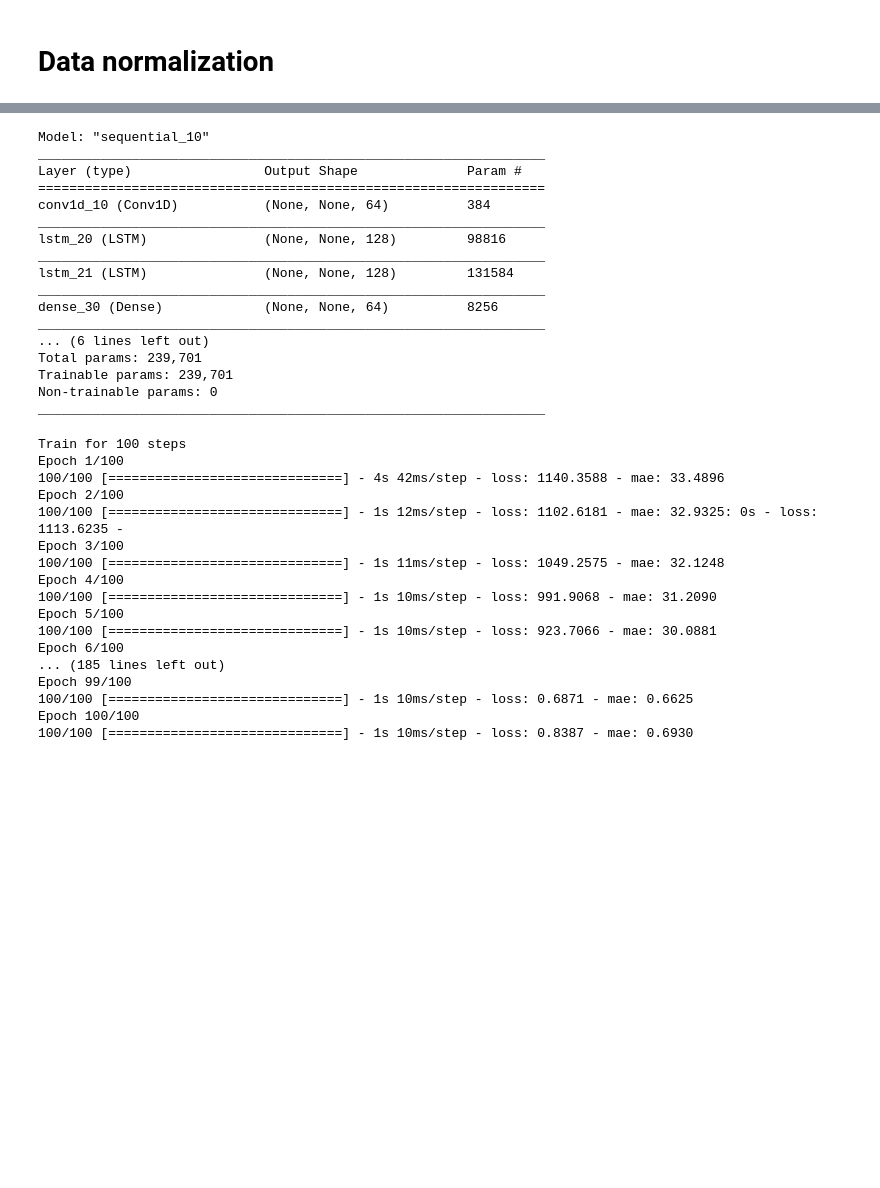
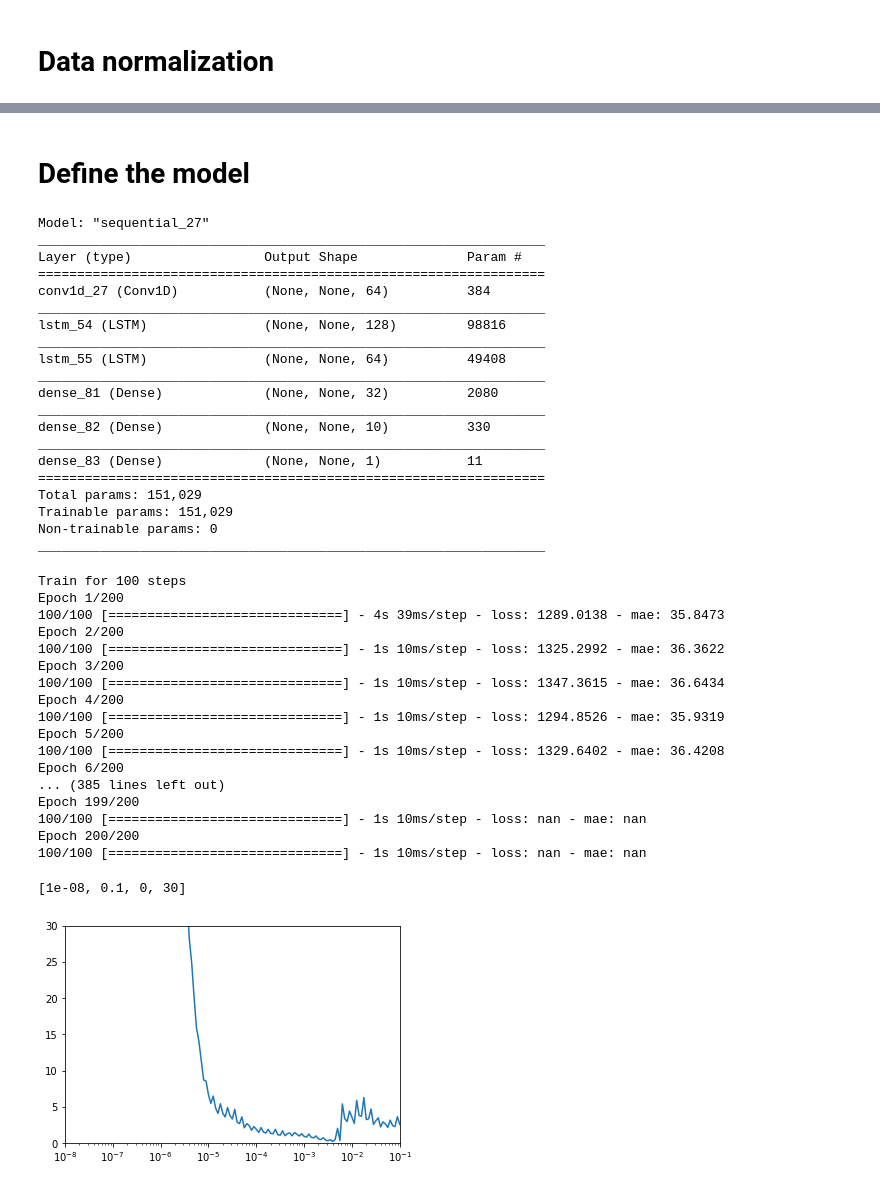
Before and after one commit to matheusbfernandes/stock-market-prediction, a Jupyter notebook: model/cnn_lstm_model.ipynb, the cells around one changed output, grey strips where cells are left out. Saved outputs shown, nothing was run; the diff lists cells and outputs as text; code cells hidden in the pictures; blank space fills up the shorter version.

Commit message:
model created.

```diff
--- a/model/cnn_lstm_model.ipynb
+++ b/model/cnn_lstm_model.ipynb
@@ -91,55 +96,68 @@ dev_dataset_normalized = scaler.transform(dev_dataset[:, 0:-1])
 train_set = windowed_dataset(train_dataset_normalized[:, :, np.newaxis], train_dataset[:, -1], 128, 1000)
 cross_validation_set = windowed_dataset(cross_validation_dataset_normalized[:, :, np.newaxis], cross_validation_dataset[:, -1], 128, 1000)
 dev_set = windowed_dataset(dev_dataset_normalized[:, :, np.newaxis], dev_dataset[:, -1], 128, 1000)
+# %% [markdown]
+# Define the model
 # %%
+tf.keras.backend.clear_session()
 model = tf.keras.models.Sequential([
     tf.keras.layers.Conv1D(filters=64, kernel_size=5, strides=1, padding="causal", activation="relu", input_shape=[None, 1]),
+#     tf.keras.layers.MaxPooling1D(strides=1, padding="same"),
     tf.keras.layers.LSTM(128, return_sequences=True),
-    tf.keras.layers.LSTM(128, return_sequences=True),
-    tf.keras.layers.Dense(64, activation="relu"),
+    tf.keras.layers.LSTM(64, return_sequences=True),
+    tf.keras.layers.Dense(32, activation="relu"),
     tf.keras.layers.Dense(10, activation="relu"),
     tf.keras.layers.Dense(1),
-    tf.keras.layers.Lambda(lambda x: x * 100)
+#     tf.keras.layers.Lambda(lambda x: x * 100)
 ])
 
-model.compile(loss='mean_squared_error', optimizer=tf.keras.optimizers.RMSprop(lr=1e-8, momentum=0.9), metrics=['mae'])
+model.compile(loss='mean_squared_error', optimizer=tf.keras.optimizers.SGD(lr=1e-8, momentum=0.9), metrics=['mae'])
 model.summary()
 # %% [output]
-Model: "sequential_10"
+Model: "sequential_27"
 _________________________________________________________________
 Layer (type)                 Output Shape              Param #
 =================================================================
-conv1d_10 (Conv1D)           (None, None, 64)          384
+conv1d_27 (Conv1D)           (None, None, 64)          384
 _________________________________________________________________
-lstm_20 (LSTM)               (None, None, 128)         98816
+lstm_54 (LSTM)               (None, None, 128)         98816
 _________________________________________________________________
-lstm_21 (LSTM)               (None, None, 128)         131584
+lstm_55 (LSTM)               (None, None, 64)          49408
 _________________________________________________________________
-dense_30 (Dense)             (None, None, 64)          8256
+dense_81 (Dense)             (None, None, 32)          2080
 _________________________________________________________________
-... (6 lines left out)
-Total params: 239,701
-Trainable params: 239,701
+dense_82 (Dense)             (None, None, 10)          330
+_________________________________________________________________
+dense_83 (Dense)             (None, None, 1)           11
+=================================================================
+Total params: 151,029
+Trainable params: 151,029
 Non-trainable params: 0
 _________________________________________________________________
 # %%
 lr_schedule = tf.keras.callbacks.LearningRateScheduler(lambda epoch: 1e-8 * 10**(epoch / 20))
-history = model.fit(train_set, epochs=100, steps_per_epoch=100, callbacks=[lr_schedule])
+history = model.fit(train_set, epochs=200, steps_per_epoch=100, callbacks=[lr_schedule])
 # %% [output]
 Train for 100 steps
-Epoch 1/100
-100/100 [==============================] - 4s 42ms/step - loss: 1140.3588 - mae: 33.4896
-Epoch 2/100
-100/100 [==============================] - 1s 12ms/step - loss: 1102.6181 - mae: 32.9325: 0s - loss: 1113.6235 -
-Epoch 3/100
-100/100 [==============================] - 1s 11ms/step - loss: 1049.2575 - mae: 32.1248
-Epoch 4/100
-100/100 [==============================] - 1s 10ms/step - loss: 991.9068 - mae: 31.2090
-Epoch 5/100
-100/100 [==============================] - 1s 10ms/step - loss: 923.7066 - mae: 30.0881
-Epoch 6/100
-... (185 lines left out)
-Epoch 99/100
-100/100 [==============================] - 1s 10ms/step - loss: 0.6871 - mae: 0.6625
-Epoch 100/100
-100/100 [==============================] - 1s 10ms/step - loss: 0.8387 - mae: 0.6930
+Epoch 1/200
+100/100 [==============================] - 4s 39ms/step - loss: 1289.0138 - mae: 35.8473
+Epoch 2/200
+100/100 [==============================] - 1s 10ms/step - loss: 1325.2992 - mae: 36.3622
+Epoch 3/200
+100/100 [==============================] - 1s 10ms/step - loss: 1347.3615 - mae: 36.6434
+Epoch 4/200
+100/100 [==============================] - 1s 10ms/step - loss: 1294.8526 - mae: 35.9319
+Epoch 5/200
+100/100 [==============================] - 1s 10ms/step - loss: 1329.6402 - mae: 36.4208
+Epoch 6/200
+... (385 lines left out)
+Epoch 199/200
+100/100 [==============================] - 1s 10ms/step - loss: nan - mae: nan
+Epoch 200/200
+100/100 [==============================] - 1s 10ms/step - loss: nan - mae: nan
+# %%
+plt.semilogx(history.history["lr"], history.history["loss"])
+plt.axis([1e-8, 1e-1, 0, 30])
+# %% [output]
+[1e-08, 0.1, 0, 30]
+[figure, added]
```
Also changed, not shown: parts of 5 cells of this notebook, 4 other files.
